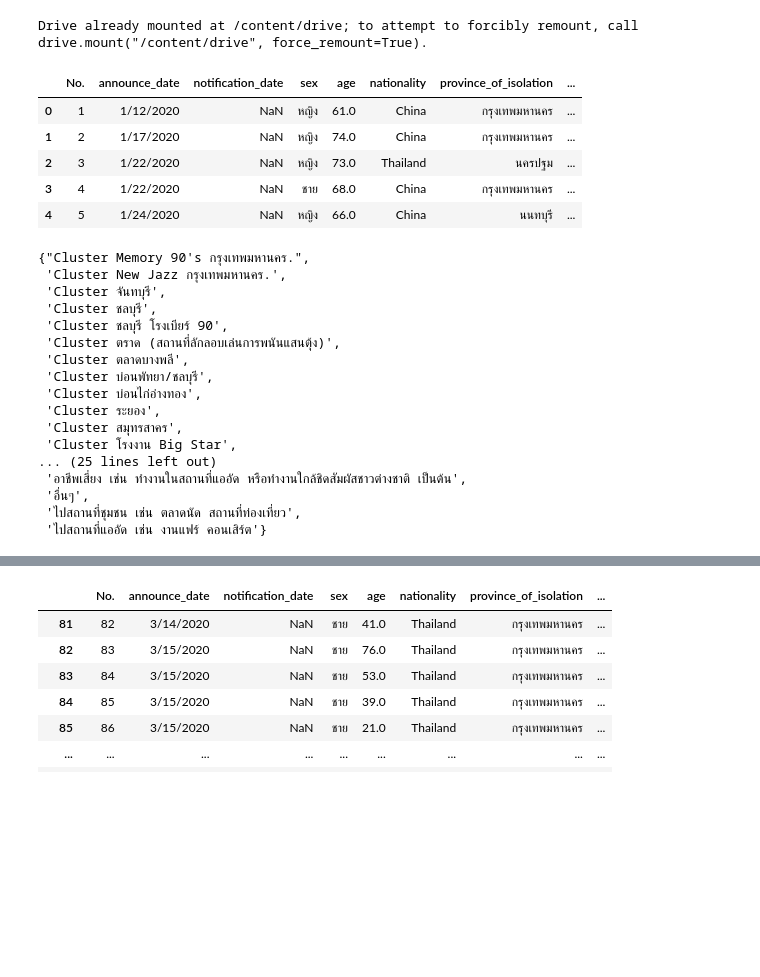
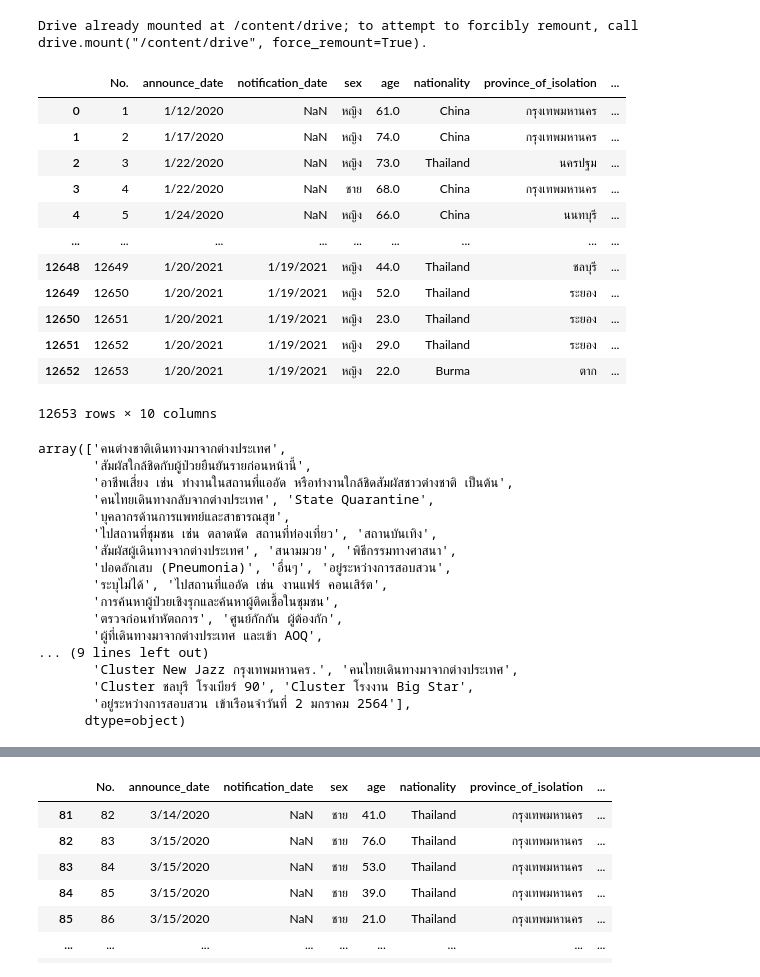
Before and after one commit to 6230204513/data_viz_2022, a Jupyter notebook: DataViz01_Table_Data.ipynb, the cells around one changed output, grey strips where cells are left out. Saved outputs shown, nothing was run; the diff lists cells and outputs as text; code cells hidden in the pictures; blank space fills up the shorter version.

Commit message:
Display table data and basic matplotlib (HW1groupfinal)

```diff
--- a/DataViz01_Table_Data.ipynb
+++ b/DataViz01_Table_Data.ipynb
@@ -145,31 +145,38 @@ Drive already mounted at /content/drive; to attempt to forcibly remount, call dr
 data_file_path = os.path.join(path,'pm-20-jan-2021.csv')  # ความสำคัญ เราทำบน window linux มันจะไม่เหมือนกัน มันเอาไฟล์มา/กัน กลับมาเขียนต่อ
 data_df = pd.read_csv(data_file_path)
 # %%
-data_df.head()
+data_df
 # %% [output]
 |  | No. | announce_date | notification_date | sex | age | nationality | province_of_isolation | ... |
 | 0 | 1 | 1/12/2020 | NaN | หญิง | 61.0 | China | กรุงเทพมหานคร | ... |
 | 1 | 2 | 1/17/2020 | NaN | หญิง | 74.0 | China | กรุงเทพมหานคร | ... |
 | 2 | 3 | 1/22/2020 | NaN | หญิง | 73.0 | Thailand | นครปฐม | ... |
 | 3 | 4 | 1/22/2020 | NaN | ชาย | 68.0 | China | กรุงเทพมหานคร | ... |
 | 4 | 5 | 1/24/2020 | NaN | หญิง | 66.0 | China | นนทบุรี | ... |
+| ... | ... | ... | ... | ... | ... | ... | ... | ... |
+| 12648 | 12649 | 1/20/2021 | 1/19/2021 | หญิง | 44.0 | Thailand | ชลบุรี | ... |
+| 12649 | 12650 | 1/20/2021 | 1/19/2021 | หญิง | 52.0 | Thailand | ระยอง | ... |
+| 12650 | 12651 | 1/20/2021 | 1/19/2021 | หญิง | 23.0 | Thailand | ระยอง | ... |
+| 12651 | 12652 | 1/20/2021 | 1/19/2021 | หญิง | 29.0 | Thailand | ระยอง | ... |
+| 12652 | 12653 | 1/20/2021 | 1/19/2021 | หญิง | 22.0 | Burma | ตาก | ... |
+12653 rows × 10 columns
 # %%
-set(data_df['risk']) #ตรวจสอบดูว่า risk ประกอบไปด้วยอะไรบ้าง
+data_df['risk'].unique() #ตรวจสอบดูว่า risk ประกอบไปด้วยอะไรบ้าง
 # %% [output]
-{"Cluster Memory 90's กรุงเทพมหานคร.",
- 'Cluster New Jazz กรุงเทพมหานคร.',
- 'Cluster จันทบุรี',
- 'Cluster ชลบุรี',
- 'Cluster ชลบุรี โรงเบียร์ 90',
- 'Cluster ตราด (สถานที่ลักลอบเล่นการพนันแสนตุ้ง)',
- 'Cluster ตลาดบางพลี',
- 'Cluster บ่อนพัทยา/ชลบุรี',
- 'Cluster บ่อนไก่อ่างทอง',
- 'Cluster ระยอง',
- 'Cluster สมุทรสาคร',
- 'Cluster โรงงาน Big Star',
-... (25 lines left out)
- 'อาชีพเสี่ยง เช่น ทำงานในสถานที่แออัด หรือทำงานใกล้ชิดสัมผัสชาวต่างชาติ เป็นต้น',
- 'อื่นๆ',
- 'ไปสถานที่ชุมชน เช่น ตลาดนัด สถานที่ท่องเที่ยว',
- 'ไปสถานที่แออัด เช่น งานแฟร์ คอนเสิร์ต'}
+array(['คนต่างชาติเดินทางมาจากต่างประเทศ',
+       'สัมผัสใกล้ชิดกับผู้ป่วยยืนยันรายก่อนหน้านี้',
+       'อาชีพเสี่ยง เช่น ทำงานในสถานที่แออัด หรือทำงานใกล้ชิดสัมผัสชาวต่างชาติ เป็นต้น',
+       'คนไทยเดินทางกลับจากต่างประเทศ', 'State Quarantine',
+       'บุคลากรด้านการแพทย์และสาธารณสุข',
+       'ไปสถานที่ชุมชน เช่น ตลาดนัด สถานที่ท่องเที่ยว', 'สถานบันเทิง',
+       'สัมผัสผู้เดินทางจากต่างประเทศ', 'สนามมวย', 'พิธีกรรมทางศาสนา',
+       'ปอดอักเสบ (Pneumonia)', 'อื่นๆ', 'อยู่ระหว่างการสอบสวน',
+       'ระบุไม่ได้', 'ไปสถานที่แออัด เช่น งานแฟร์ คอนเสิร์ต',
+       'การค้นหาผู้ป่วยเชิงรุกและค้นหาผู้ติดเชื้อในชุมชน',
+       'ตรวจก่อนทำหัตถการ', 'ศูนย์กักกัน ผู้ต้องกัก',
+       'ผู้ที่เดินทางมาจากต่างประเทศ และเข้า AOQ',
+... (9 lines left out)
+       'Cluster New Jazz กรุงเทพมหานคร.', 'คนไทยเดินทางมาจากต่างประเทศ',
+       'Cluster ชลบุรี โรงเบียร์ 90', 'Cluster โรงงาน Big Star',
+       'อยู่ระหว่างการสอบสวน เข้าเรือนจำวันที่ 2 มกราคม 2564'],
+      dtype=object)
```
Also changed, not shown: parts of 12 cells of this notebook.
